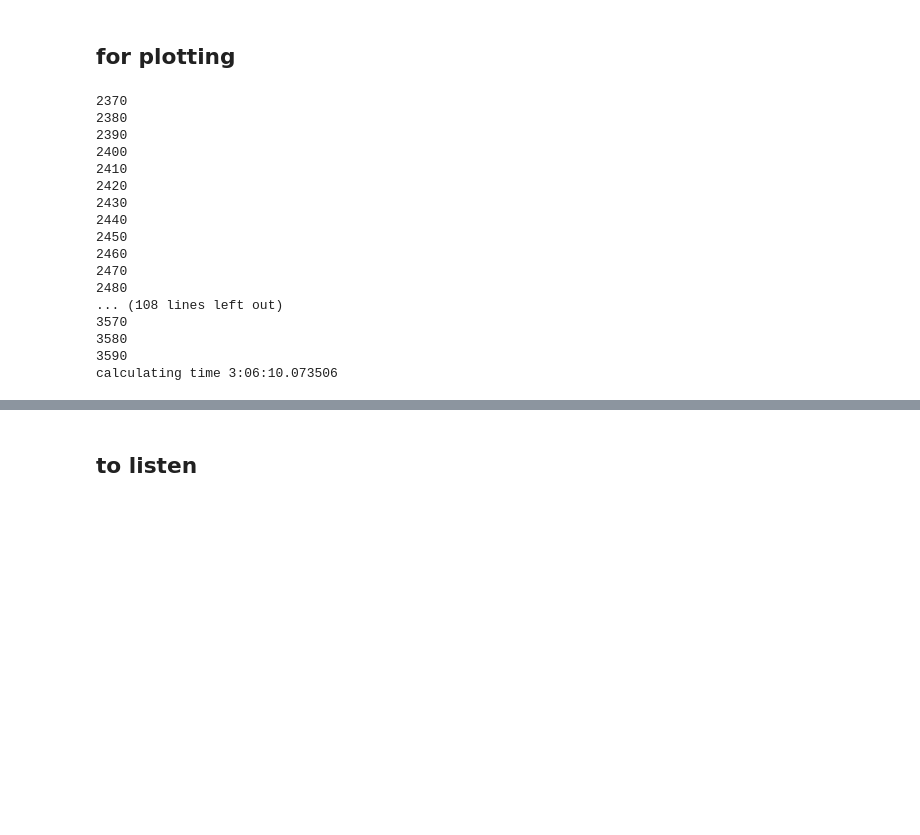
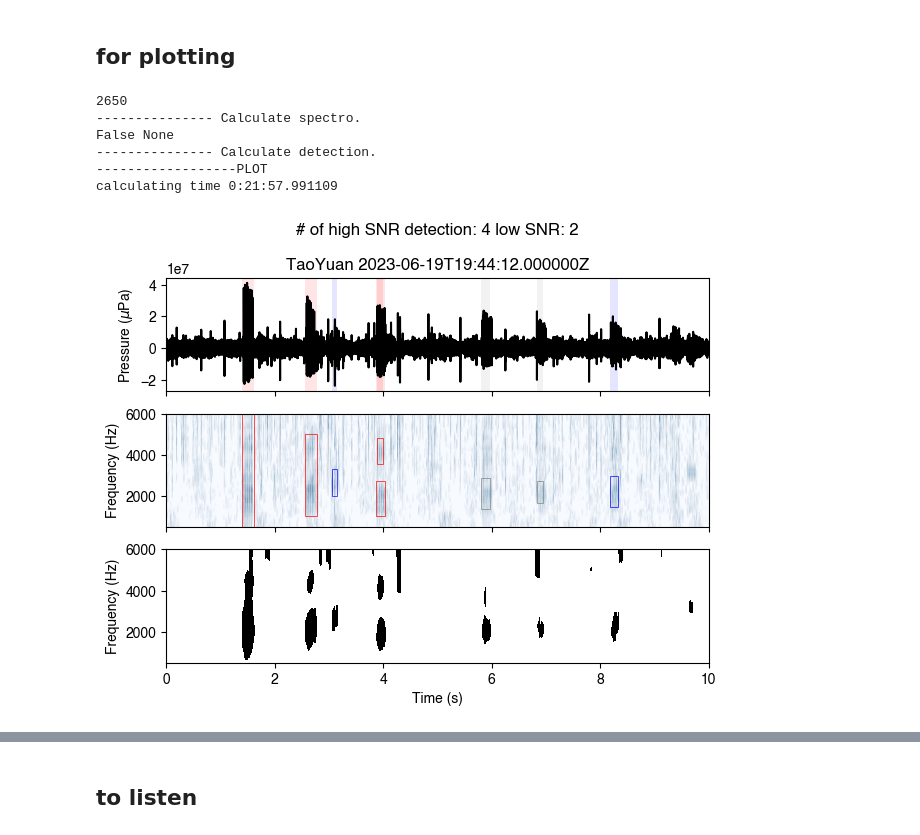
Before and after one commit to jhtong33/Code, a Jupyter notebook: 05_Detect_fish.ipynb, the cells around one changed output, grey strips where cells are left out. Drawn from its saved outputs; the diff is of its cells as text; code cells hidden in the pictures; blank space fills up the shorter version.

Commit message:
fish call detection

```diff
--- a/05_Detect_fish.ipynb
+++ b/05_Detect_fish.ipynb
@@ -19,15 +19,15 @@ from collections import defaultdict
 import warnings
 warnings.filterwarnings('ignore')
 # %%
-path = '/Volumes/Data/Soundscape/03_TaoYuan/2023/20230818-20230902/wav/'
+path = '/Volumes/Data/Soundscape/03_TaoYuan/2023/20230608-20230623/wav'
 place = path.rsplit('/')[4].rsplit('_')[1]
 
 
 S = -176.1 # end to end
 P_ref = 1 # water: 1 uPa
 interval = 10 # sec
-fmin = 100 # Hz
-fmax = 1000 # Hz
+fmin = 500 # Hz
+fmax = 6000 # Hz
 
 # local_cluster = LocalCluster(n_workers=2, processes=False, threads_per_worker=16)
 # %%
@@ -242,7 +285,7 @@ df_min = {'Time':[],
          'Peak': [],
          'MaxSPL': [],
          'SPLrms':[]}
-for file in glob.glob(f'{path}/????.23082005*.wav'):
+for file in glob.glob(f'{path}/????.23061919*.wav'):
     print(file)
     rate, data_ = read(file)
     data = calib(data_, S)
@@ -271,9 +318,9 @@ finished
 # %%
 alldetect = pd.DataFrame([])
 plot = True
-save = True
+save = False
 
-verbose = False
+verbose = True
 if save:
     savepath = '/Volumes/home/Research/Detect_fish/Taoyuan'
     dirtime = file.rsplit('.')[1][:8]
@@ -285,7 +332,7 @@ if save:
 
 t0 = datetime.now()
 total_sec = int(tr_bp.stats.endtime - tr_bp.stats.starttime)
-for dt in np.arange(2370, total_sec, interval):
+for dt in np.arange(2650, 2660, 10): #total_sec, interval):
     print(dt)
     tr_cut = tr_bp.copy()
     start  = tr_bp.stats.starttime + dt
@@ -297,10 +344,10 @@ for dt in np.arange(2370, total_sec, interval):
     f, t, spect = spectrogram(tr_cut.data, tr_cut.stats.sampling_rate,  fmin=fmin, fmax=fmax, verbose=verbose)
 
     spect_denoise = denoise(spect, verbose=verbose)
-
     cont_noise, freq_noise = continuous_singal(f, spect_denoise)
+    print(cont_noise, freq_noise)
     Svar_, detec, cnts_sorted = detect(t, f, spect_denoise, tr_cut, starttime=tr_cut.stats.starttime, use_dask=True, \
-                                       threshold_pct=90, f_noise=freq_noise, kernel_duration=0.05, kernel_bandwidth=300, verbose=verbose)
+                                       threshold_pct=95, f_noise=freq_noise, kernel_duration=0.1, kernel_bandwidth=1000, verbose=verbose)
 
     var_tr_cut = np.var(tr_cut.data)
     snrlist = []
@@ -318,6 +365,7 @@ for dt in np.arange(2370, total_sec, interval):
     # alldetect = pd.concat([alldetect, new_detec])
 
     if plot:
+        print('------------------PLOT')
         fig, ax = plt.subplots(3, 1 ,figsize=(7, 5), sharex=True)
         plt.rc('font', family='Helvetica')
         ax[0].plot(tr_cut.times(), tr_cut.data, 'k')
@@ -331,49 +379,43 @@ for dt in np.arange(2370, total_sec, interval):
                         shading="gouraud")
         ax[1].set_ylim(fmin, fmax)
         ax[1].set_ylabel('Frequency (Hz)')
 
         ax[2].pcolormesh(t, f, Svar_, cmap="binary")
         ax[2].set_ylim(fmin, fmax)
         ax[2].set_xlabel('Time (s)')
         ax[2].set_ylabel('Frequency (Hz)')
 
-        high_SNR = new_detec[new_detec['SNR'] >= 3]
-        low_SNR = new_detec[new_detec['SNR']  < 3.0]
+        low_peaks = new_detec[new_detec['peaks']  < 5]
+        high_SNR = new_detec[new_detec['SNR'] >= 4][new_detec['peaks']  >= 5]
+        low_SNR = new_detec[new_detec['SNR']  < 4.0][new_detec['SNR']  > 0][new_detec['peaks']  >= 5]
+
+        ax[1] = plot_annot(low_peaks, ax[1], type='spectrogram', color='grey')
+        ax[0] = plot_annot(low_peaks, ax[0], type='waveform', color='grey')
         ax[1] = plot_annot(high_SNR, ax[1], type='spectrogram', color='red')
         ax[0] = plot_annot(high_SNR, ax[0], type='waveform', color='red')
         ax[1] = plot_annot(low_SNR, ax[1], type='spectrogram', color='blue')
         ax[0] = plot_annot(low_SNR, ax[0], type='waveform', color='blue')
         if freq_noise is None:
             title = f'# of high SNR detection: {len(high_SNR)} low SNR: {len(low_SNR)}\n\n{place} {tr_cut.stats.starttime}'
         else:
             title = f'# of high SNR detection: {len(high_SNR)} low SNR: {len(low_SNR)}\nPeak frequency: {int(freq_noise)} Hz\n{place} {tr_cut.stats.starttime}'
         ax[0].set_title(title)
         if save:
             fig.savefig(f'{savepath}_fig/{dirtime}/{place}_{file.rsplit(".")[1]}_{dt}.png', dpi=150, transparent=True)
             plt.close()
 
     if save:
         new_detec.to_csv(f'{savepath}_csv/{dirtime}/{place}_{file.rsplit(".")[1]}_{dt}.csv', index=False)
     # del Svar_, detec, cnts_sorted, spect_denoise, spect
 
 t1 = datetime.now()
 print(f'calculating time {t1-t0}')
 # fig.savefig('Example2.png', dpi = 200)
 # %% [output]
-2370
-2380
-2390
-2400
-2410
-2420
-2430
-2440
-2450
-2460
-2470
-2480
-... (108 lines left out)
-3570
-3580
-3590
-calculating time 3:06:10.073506
+2650
+--------------- Calculate spectro.
+False None
+--------------- Calculate detection.
+------------------PLOT
+calculating time 0:21:57.991109
+[figure, added]
```
Also changed, not shown: parts of 14 cells of this notebook, 5 other files.
